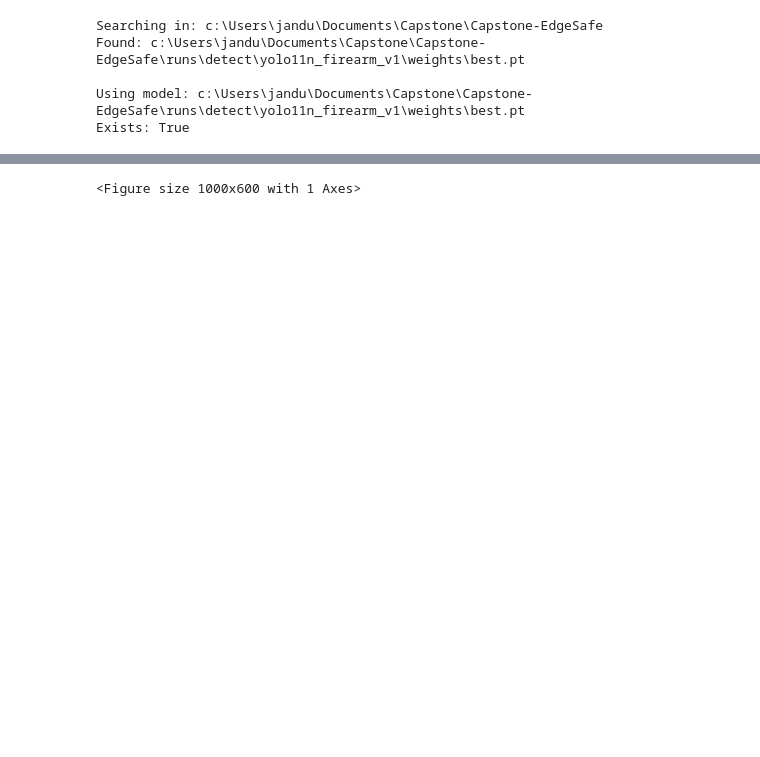
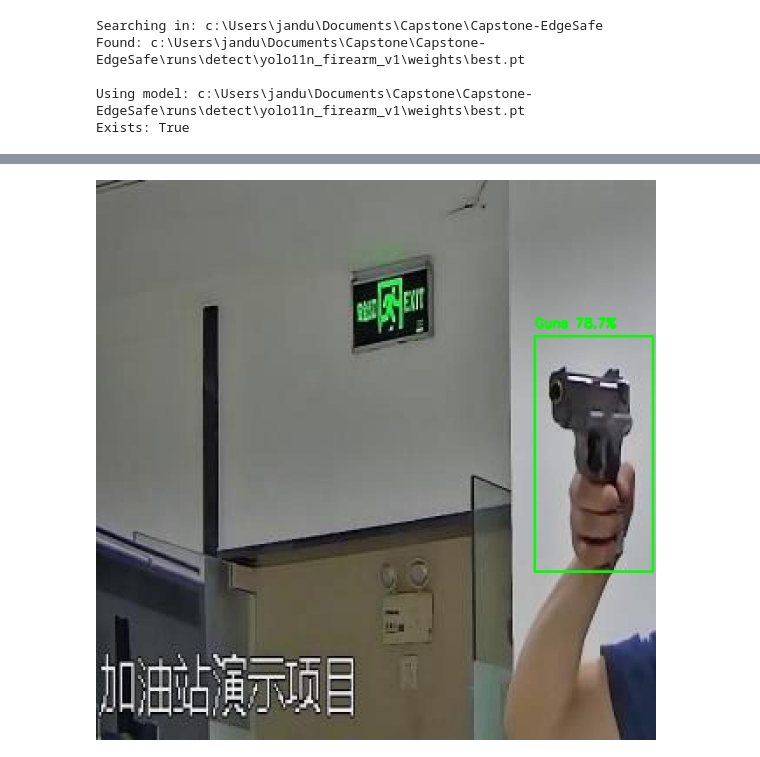
Before and after one commit to marymarmaldonado/Capstone-EdgeSafe, a Jupyter notebook: ml/YoloConfig.ipynb, the cells around one changed output, grey strips where cells are left out. Cells and saved outputs as stored; diff of their text form; code cells hidden in the pictures; blank space fills up the shorter version.

```diff
--- a/ml/YoloConfig.ipynb
+++ b/ml/YoloConfig.ipynb
@@ -112,0 +107,11 @@ Results saved to C:\Users\jandu\Documents\Capstone\Capstone-EdgeSafe\runs\detect
+# %%
+results = model_yolo.train(
+    data=str(yaml_path),
+    epochs=EPOCHS,
+    imgsz=IMG_SIZE,
+    batch=BATCH_SIZE,
+    patience=PATIENCE,
+    name=RUN_NAME,
+    device=0,
+    workers=4
+)
@@ -166,4 +189,13 @@ print("Mean Recall:", mr)
 print("F1 Score:", f1)
 print("mAP@0.5:", map50)
 print("mAP@0.5:0.95:", map95)
+
+results_dict = {
+    "run_name": RUN_NAME,
+    "precision_mean": mp,
+    "recall_mean": mr,
+    "f1_score": f1,
+    "map_50": map50,
+    "map_50_95": map95
+}
 # %% [output]
@@ -176,15 +208,13 @@ mAP@0.5:0.95: 0.3932372443739087
 from pathlib import Path
 import json
 
-output_dir = Path("runs/detect") / RUN_NAME
-output_dir.mkdir(parents=True, exist_ok=True)  # 🔥 FIX
-
+output_dir = Path.cwd() / ".." / "runs" / "detect" / RUN_NAME
+output_dir.mkdir(parents=True, exist_ok=True)
+print("Output directory:", output_dir)
 output_metrics = output_dir / "metrics_summary.json"
 
 with open(output_metrics, "w") as f:
     json.dump(results_dict, f, indent=4)
 
 print("Saved metrics to:", output_metrics)
-# output_metrics.exists()
-# list(Path.cwd().glob("**/metrics_summary.json"))
 # %% [output]
@@ -218,31 +248,32 @@ print(detections)
 # %%
-def show_results(img_path, results, title="YOLO Detection"):
+import cv2
+import matplotlib.pyplot as plt
+from IPython.display import Image, display
+
+def show_results_save(img_path, results, title="YOLO Detection", out_file="debug_detection.jpg"):
     img = cv2.imread(str(img_path))
 
     for result in results:
         x1, y1, x2, y2 = map(int, result["box"])
         cls_name = result["class"]
         conf = result["confidence"]
 
         label = f"{cls_name} {conf*100:.1f}%"
         cv2.rectangle(img, (x1, y1), (x2, y2), (0, 255, 0), 2)
         cv2.putText(
             img,
             label,
-            (x1, y1 - 10),
+            (x1, max(y1 - 10, 0)),
             cv2.FONT_HERSHEY_SIMPLEX,
             0.5,
             (0, 255, 0),
             2
         )
 
-    plt.figure(figsize=(10, 6))
-    plt.imshow(cv2.cvtColor(img, cv2.COLOR_BGR2RGB))
-    plt.title(title)
-    plt.axis("off")
-    plt.show()
+    cv2.imwrite(out_file, img)
+    display(Image(filename=out_file))
 
-show_results(test_img, detections, "YOLO Firearm Detection")
+show_results_save(test_img, detections, "YOLO Firearm Detection")
 # %% [output]
-<Figure size 1000x600 with 1 Axes>
+[figure, added]
 # %%
```
Also changed, not shown: parts of 12 cells of this notebook, 33 other files.
